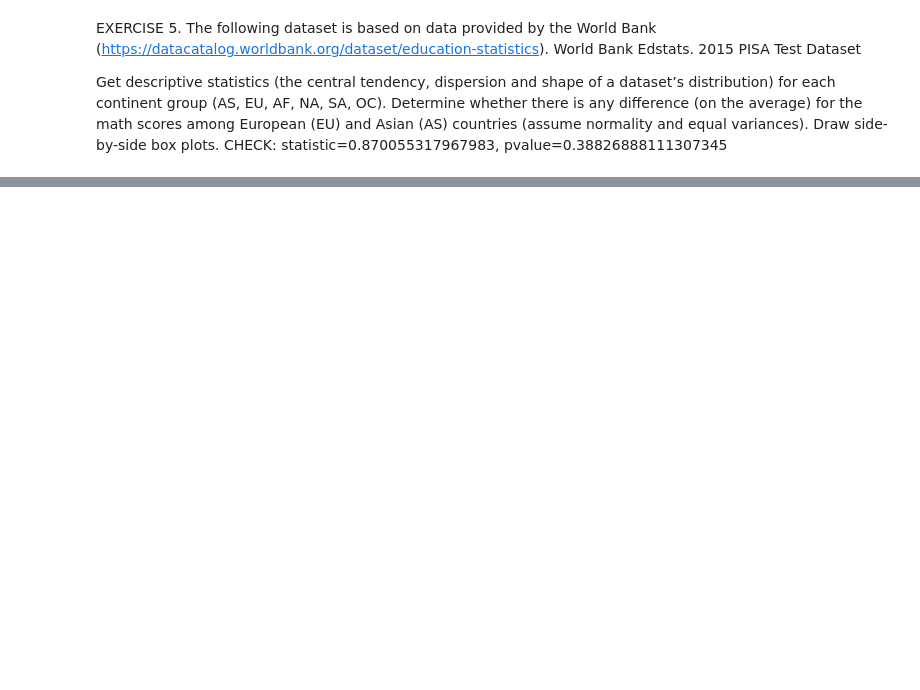
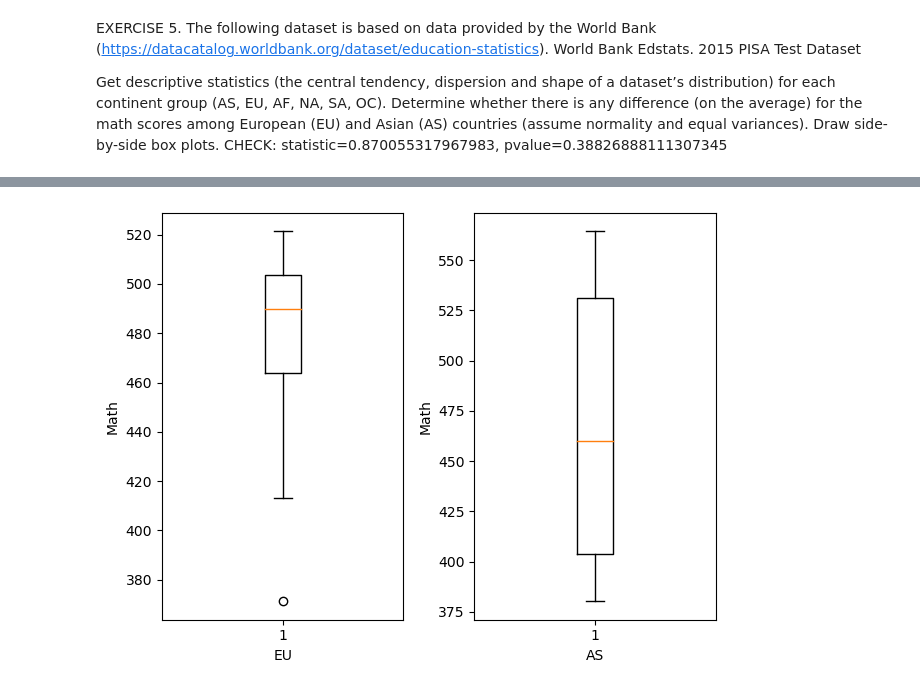
Before and after one commit to huseyin79/02_DATA_ANALYTICS_MODULE, a Jupyter notebook: 3- Classes & Labs/0-ASSIGNMENTS/STATS/Assignment_2.ipynb, the cells around one changed output, grey strips where cells are left out. Drawn from its saved outputs; the diff is of its cells as text; code cells hidden in the pictures; blank space fills up the shorter version.

```diff
--- a/3- Classes & Labs/0-ASSIGNMENTS/STATS/Assignment_2.ipynb
+++ b/3- Classes & Labs/0-ASSIGNMENTS/STATS/Assignment_2.ipynb
@@ -110,0 +190,14 @@ CHECK: statistic=0.870055317967983, pvalue=0.38826888111307345
+# %%
+fig, ax = plt.subplots(nrows=1, ncols=2)
+
+ax[0].boxplot(pisa[pisa.Continent_Code=="EU"].Math)
+ax[0].set_xlabel("EU")
+ax[0].set_ylabel("Math")
+
+ax[1].boxplot(pisa[pisa.Continent_Code=="AS"].Math)
+ax[1].set_xlabel("AS")
+ax[1].set_ylabel("Math")
+
+plt.tight_layout()
+# %% [output]
+[figure, added]
```
Also changed, not shown: parts of 20 cells of this notebook, 1 other file.
